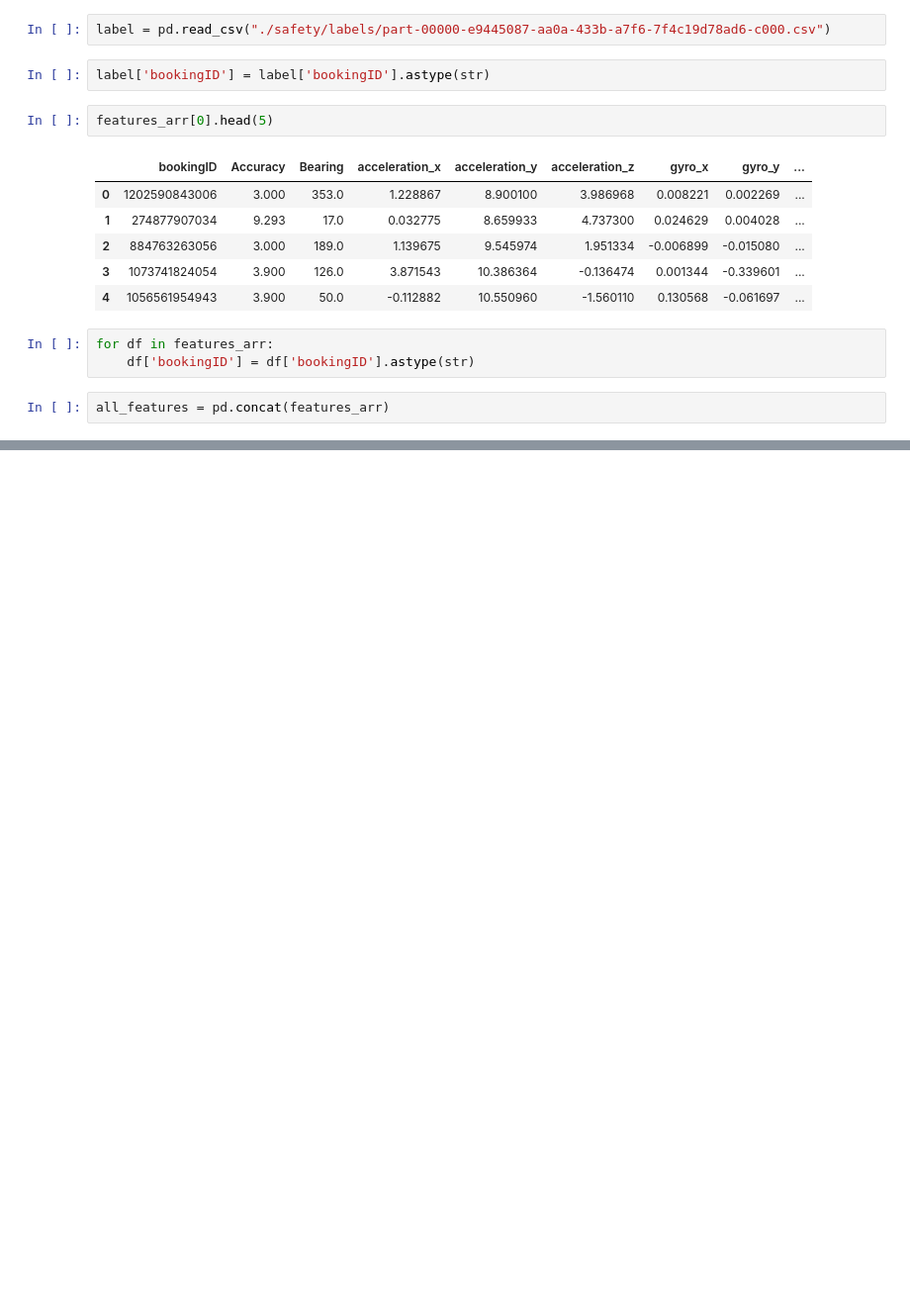
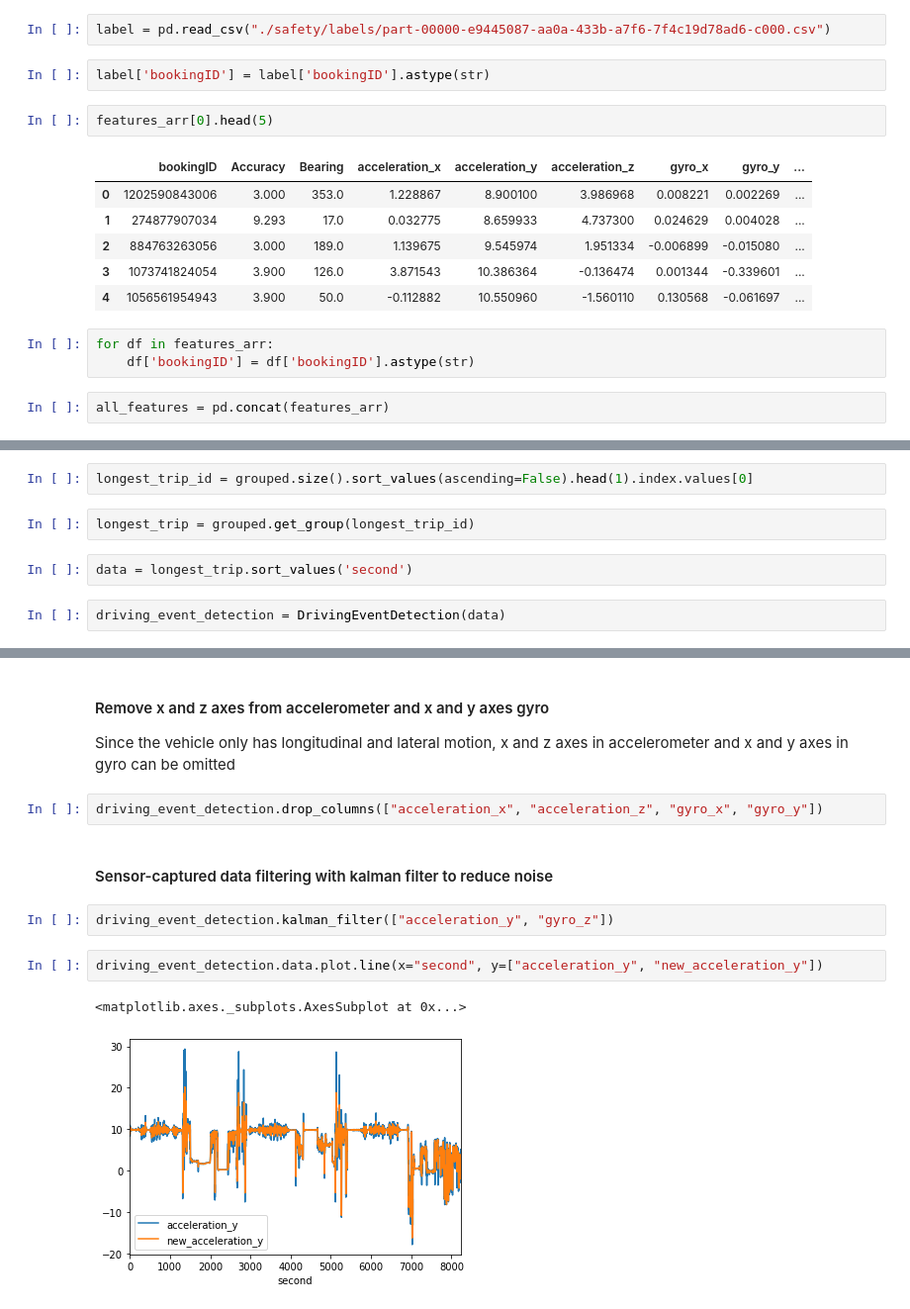
Before and after one commit to fariqodri/aiforsea, a Jupyter notebook: aiforsea.ipynb, the cells around one changed output, grey strips where cells are left out. Shown at 99% size. Cells and saved outputs as stored; diff of their text form; blank space fills up the shorter version.

```diff
--- a/aiforsea.ipynb
+++ b/aiforsea.ipynb
@@ -37,0 +100,8 @@ grouped_by_booking_id = all_features.sort_values("second").groupby('bookingID',
+# %%
+longest_trip_id = grouped.size().sort_values(ascending=False).head(1).index.values[0]
+# %%
+longest_trip = grouped.get_group(longest_trip_id)
+# %%
+data = longest_trip.sort_values('second')
+# %%
+driving_event_detection = DrivingEventDetection(data)
@@ -37,0 +122,14 @@ grouped_by_booking_id = all_features.sort_values("second").groupby('bookingID',
+# %% [markdown]
+#### Remove x and z axes from accelerometer and x and y axes gyro
+Since the vehicle only has longitudinal and lateral motion, x and z axes in accelerometer and x and y axes in gyro can be omitted
+# %%
+driving_event_detection.drop_columns(["acceleration_x", "acceleration_z", "gyro_x", "gyro_y"])
+# %% [markdown]
+#### Sensor-captured data filtering with kalman filter to reduce noise
+# %%
+driving_event_detection.kalman_filter(["acceleration_y", "gyro_z"])
+# %%
+driving_event_detection.data.plot.line(x="second", y=["acceleration_y", "new_acceleration_y"])
+# %% [output]
+<matplotlib.axes._subplots.AxesSubplot at 0x...>
+[figure, added]
```
Also changed, not shown: parts of 34 cells of this notebook.
